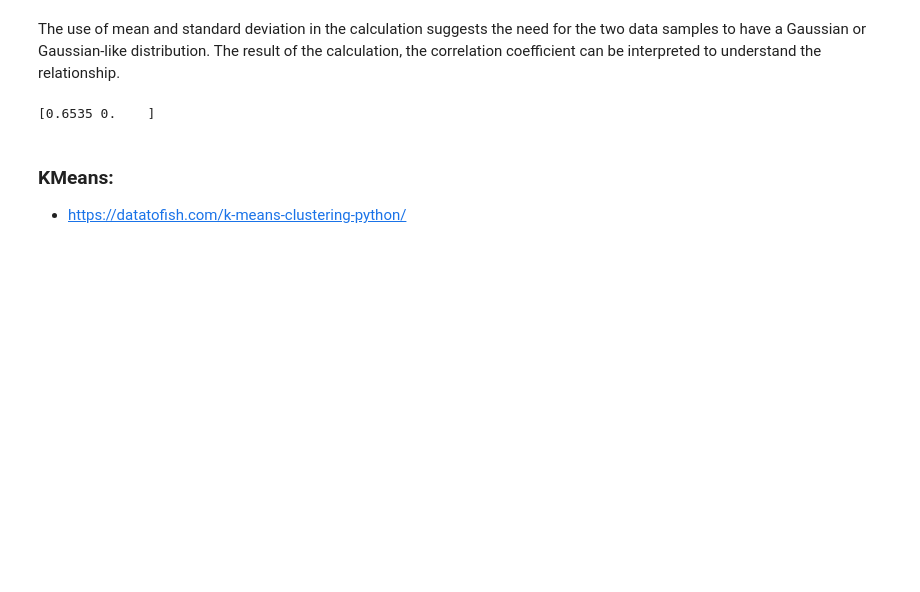
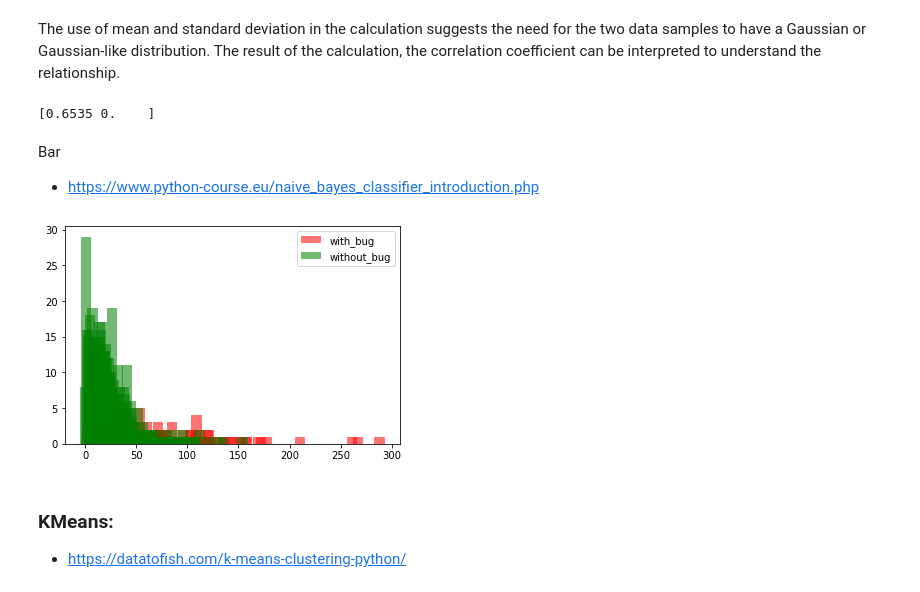
Before and after one commit to francobelloni85/UniSoftwareQualityExam, a Jupyter notebook: SoftwareQualityExam.ipynb, the cells around one changed output. Saved outputs shown, nothing was run; the diff lists cells and outputs as text; code cells hidden in the pictures; blank space fills up the shorter version.

```diff
--- a/SoftwareQualityExam.ipynb
+++ b/SoftwareQualityExam.ipynb
@@ -43,6 +43,27 @@ import os
 import matplotlib.pyplot as plt
 from scipy.stats.stats import pearsonr
 from numpy import cov
+
+# Utility
+def count_values(array_input):
+    labels = []
+    values = []
+    try:
+        for i in range(0, len(array_input)):
+            value: int = int(array_input[i])
+            # l'elemento è presente, aumento il suo contatore
+            if value in labels:
+                index = labels.index(value)
+                values[index] = values[index] + 1
+            # l'elemento non è
+            # lo aggiungo alla lista delle label e segno che ce nè uno
+            else:
+                values.append(1)
+                labels.append(value)
+        check_sum = sum(values)
+    except Exception as ex:
+        print(ex)
+    return labels, values
 # %%
 directory = pathlib.Path().absolute()
 path = os.path.join(directory, 'dataset.csv')
@@ -265,6 +286,32 @@ The use of mean and standard deviation in the calculation suggests the need for
 print(np.around(pearsonr(data['bug'], data['rfc']),4))
 # %% [output]
 [0.6535 0.    ]
+# %% [markdown]
+Bar
+- https://www.python-course.eu/naive_bayes_classifier_introduction.php
+# %%
+with_bug = []
+without_bug = []
+col_feature = np.array(data['rfc'])
+col_bug = np.array(data['bug'])
+
+for i in range(len(col_bug)):
+    if col_bug[i] > 0:
+        with_bug.append(col_feature[i])
+    else:
+        without_bug.append(col_feature[i])
+
+X, Y = count_values(with_bug)
+X2, Y2 = count_values(without_bug)
+
+bar_width = 10
+plt.bar(X, Y, bar_width,  color="red", alpha=0.55, label="with_bug")
+bar_width = 10
+plt.bar(X2, Y2, bar_width,  color="green", alpha=0.55, label="without_bug")
+plt.legend(loc='upper right')
+plt.show()
+# %% [output]
+[figure, added]
 # %% [markdown]
 ### KMeans:
 - https://datatofish.com/k-means-clustering-python/
```
Also changed, not shown: parts of 2 cells of this notebook.
